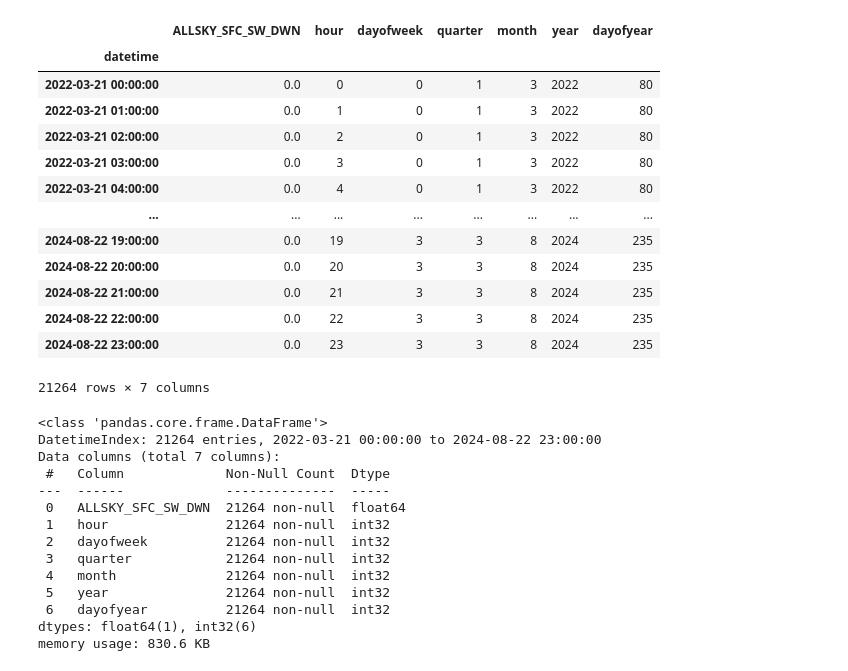
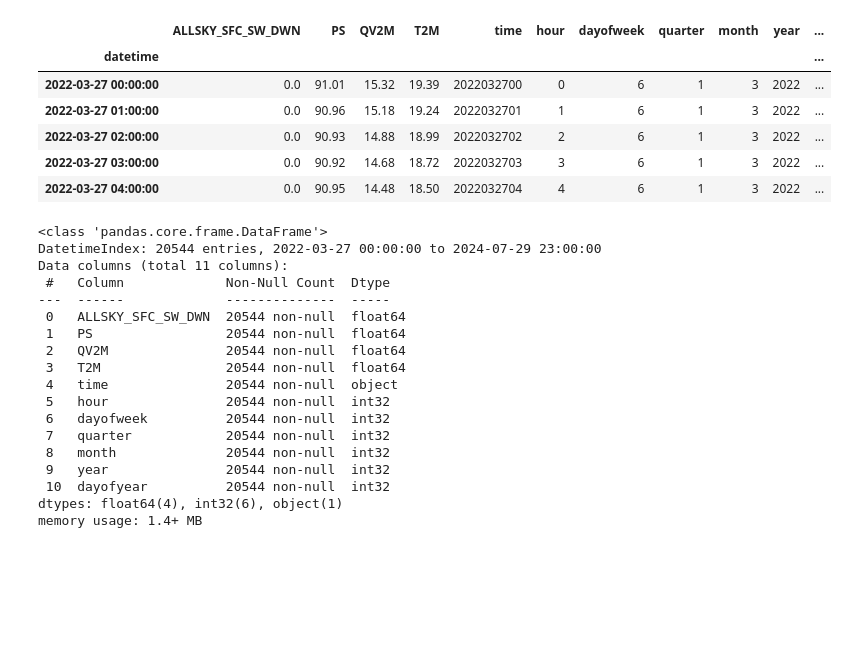
Before and after one commit to Ruhe54/Forecasting_Irradiance, a Jupyter notebook: dataset/Getting_dataset.ipynb, the cells around one changed output. Drawn from its saved outputs; the diff is of its cells as text; code cells hidden in the pictures; blank space fills up the shorter version.

```diff
--- a/dataset/Getting_dataset.ipynb
+++ b/dataset/Getting_dataset.ipynb
@@ -7,7 +7,7 @@ import seaborn as sns
 import sklearn
 from datetime import datetime,timedelta
 # %%
-end = (datetime.now() - timedelta(30*7)).strftime("%Y%m%d")
+end = (datetime.now() - timedelta(30*8)).strftime("%Y%m%d")
 start = (datetime.now() - timedelta(365*3)).strftime("%Y%m%d")
 end
 # %% [output]
@@ -127,5 +107,5 @@ df
 # %%
-new_df = df[['datetime','ALLSKY_SFC_SW_DWN']]
+new_df = df[['datetime','ALLSKY_SFC_SW_DWN','PS','QV2M','T2M','time']]
 new_df = new_df.set_index('datetime')
-new_df
+new_df.head()
 # %% [output]
@@ -170,39 +138,36 @@ def create_features(df):
   return df
 # %%
 data_df = create_features(new_df)
-data_df
+data_df.head()
 # %% [output]
-|  | ALLSKY_SFC_SW_DWN | hour | dayofweek | quarter | month | year | dayofyear |
-| datetime |  |  |  |  |  |  |  |
-| 2022-03-21 00:00:00 | 0.0 | 0 | 0 | 1 | 3 | 2022 | 80 |
-| 2022-03-21 01:00:00 | 0.0 | 1 | 0 | 1 | 3 | 2022 | 80 |
-| 2022-03-21 02:00:00 | 0.0 | 2 | 0 | 1 | 3 | 2022 | 80 |
-| 2022-03-21 03:00:00 | 0.0 | 3 | 0 | 1 | 3 | 2022 | 80 |
-| 2022-03-21 04:00:00 | 0.0 | 4 | 0 | 1 | 3 | 2022 | 80 |
-| ... | ... | ... | ... | ... | ... | ... | ... |
-| 2024-08-22 19:00:00 | 0.0 | 19 | 3 | 3 | 8 | 2024 | 235 |
-| 2024-08-22 20:00:00 | 0.0 | 20 | 3 | 3 | 8 | 2024 | 235 |
-| 2024-08-22 21:00:00 | 0.0 | 21 | 3 | 3 | 8 | 2024 | 235 |
-| 2024-08-22 22:00:00 | 0.0 | 22 | 3 | 3 | 8 | 2024 | 235 |
-| 2024-08-22 23:00:00 | 0.0 | 23 | 3 | 3 | 8 | 2024 | 235 |
+|  | ALLSKY_SFC_SW_DWN | PS | QV2M | T2M | time | hour | dayofweek | quarter | month | year | ... |
+| datetime |  |  |  |  |  |  |  |  |  |  | ... |
+| 2022-03-27 00:00:00 | 0.0 | 91.01 | 15.32 | 19.39 | 2022032700 | 0 | 6 | 1 | 3 | 2022 | ... |
+| 2022-03-27 01:00:00 | 0.0 | 90.96 | 15.18 | 19.24 | 2022032701 | 1 | 6 | 1 | 3 | 2022 | ... |
+| 2022-03-27 02:00:00 | 0.0 | 90.93 | 14.88 | 18.99 | 2022032702 | 2 | 6 | 1 | 3 | 2022 | ... |
+| 2022-03-27 03:00:00 | 0.0 | 90.92 | 14.68 | 18.72 | 2022032703 | 3 | 6 | 1 | 3 | 2022 | ... |
+| 2022-03-27 04:00:00 | 0.0 | 90.95 | 14.48 | 18.50 | 2022032704 | 4 | 6 | 1 | 3 | 2022 | ... |
-21264 rows × 7 columns
 # %%
 data_df.info()
 # %% [output]
 <class 'pandas.core.frame.DataFrame'>
-DatetimeIndex: 21264 entries, 2022-03-21 00:00:00 to 2024-08-22 23:00:00
-Data columns (total 7 columns):
+DatetimeIndex: 20544 entries, 2022-03-27 00:00:00 to 2024-07-29 23:00:00
+Data columns (total 11 columns):
  #   Column             Non-Null Count  Dtype
 ---  ------             --------------  -----
- 0   ALLSKY_SFC_SW_DWN  21264 non-null  float64
- 1   hour               21264 non-null  int32
- 2   dayofweek          21264 non-null  int32
- 3   quarter            21264 non-null  int32
- 4   month              21264 non-null  int32
- 5   year               21264 non-null  int32
- 6   dayofyear          21264 non-null  int32
-dtypes: float64(1), int32(6)
-memory usage: 830.6 KB
+ 0   ALLSKY_SFC_SW_DWN  20544 non-null  float64
+ 1   PS                 20544 non-null  float64
+ 2   QV2M               20544 non-null  float64
+ 3   T2M                20544 non-null  float64
+ 4   time               20544 non-null  object
+ 5   hour               20544 non-null  int32
+ 6   dayofweek          20544 non-null  int32
+ 7   quarter            20544 non-null  int32
+ 8   month              20544 non-null  int32
+ 9   year               20544 non-null  int32
+ 10  dayofyear          20544 non-null  int32
+dtypes: float64(4), int32(6), object(1)
+memory usage: 1.4+ MB
 # %%
 column = ['hour','dayofweek','quarter','month','year','dayofyear']
 for i in column:
```
Also changed, not shown: parts of 24 cells of this notebook, 2 other files.
